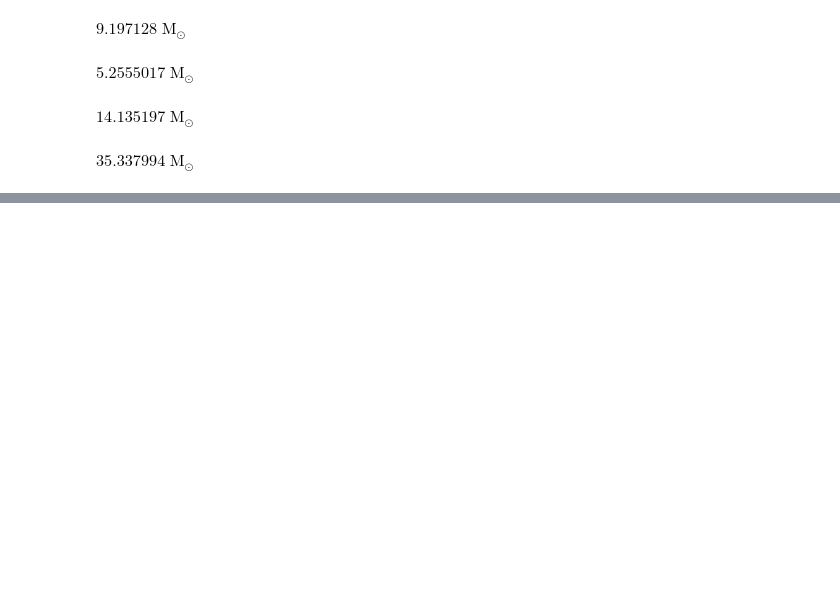
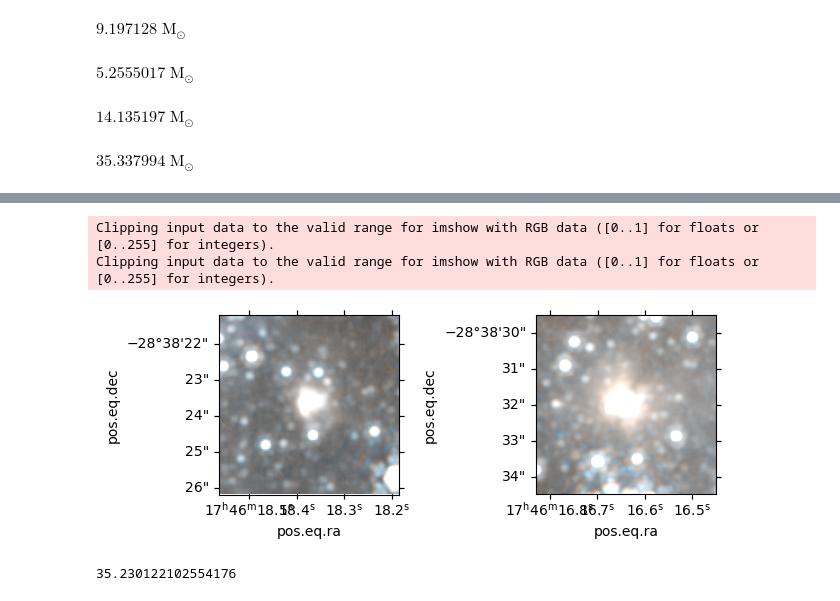
Before and after one commit to SpacialTree/lactea-filament, a Jupyter notebook: lactea-filament/notebooks/YSOmass.ipynb, the cells around one changed output, grey strips where cells are left out. Drawn from its saved outputs; the diff is of its cells as text; code cells hidden in the pictures; blank space fills up the shorter version.

```diff
--- a/lactea-filament/notebooks/YSOmass.ipynb
+++ b/lactea-filament/notebooks/YSOmass.ipynb
@@ -65,0 +109,12 @@ $35.337994 \; \mathrm{M_{\odot}}$
+# %%
+ax = plt.subplot(121, projection=wcs_1)
+ax.imshow(cutout_1_rgb, origin='lower', cmap='inferno')
+
+ax = plt.subplot(122, projection=wcs_2)
+ax.imshow(cutout_2_rgb, origin='lower', cmap='inferno')
+
+plt.tight_layout()
+# %% [output]
+Clipping input data to the valid range for imshow with RGB data ([0..1] for floats or [0..255] for integers).
+Clipping input data to the valid range for imshow with RGB data ([0..1] for floats or [0..255] for integers).
+[figure, added]
@@ -65,0 +127,4 @@ $35.337994 \; \mathrm{M_{\odot}}$
+# %%
+(mag_187-mag_405)/(CT06_MWGC()(1.87*u.um)-CT06_MWGC()(4.05*u.um))
+# %% [output]
+35.230122102554176
```
Also changed, not shown: parts of 16 cells of this notebook.
